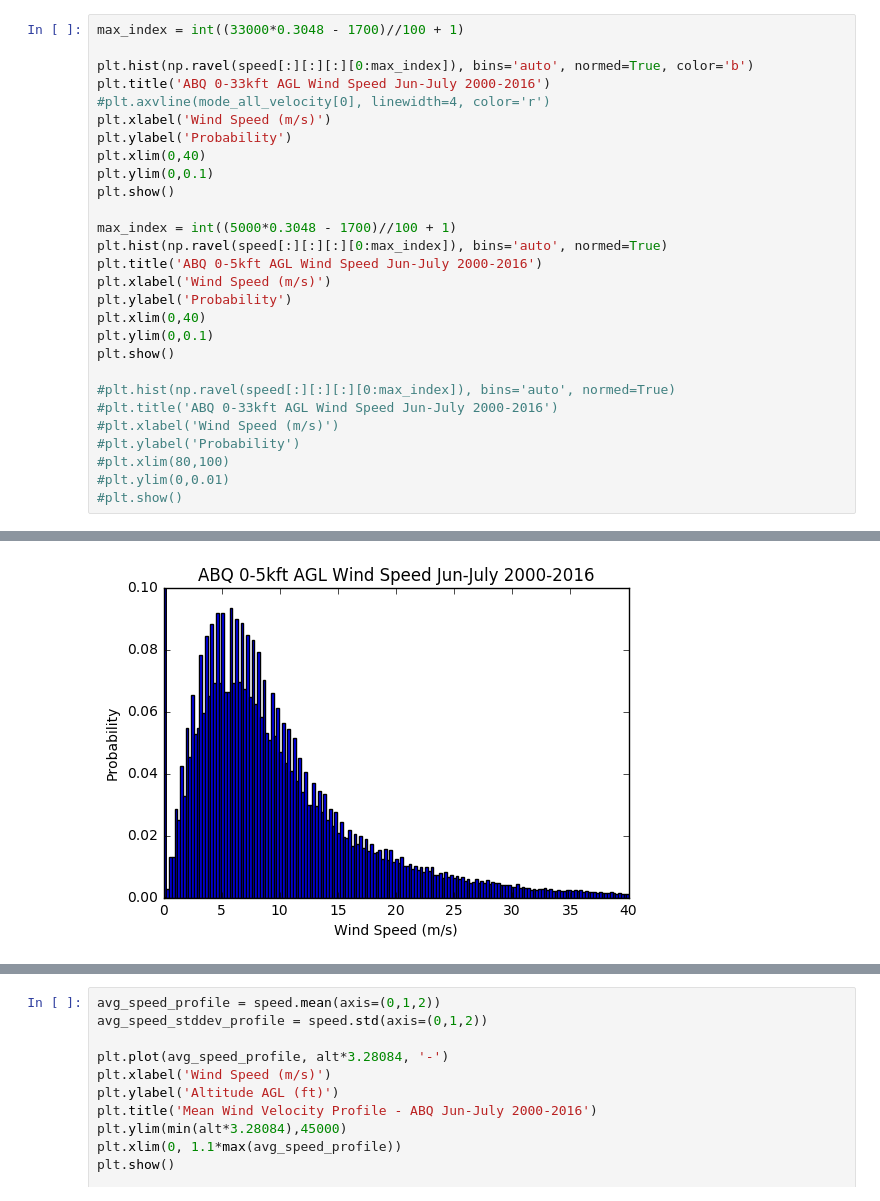
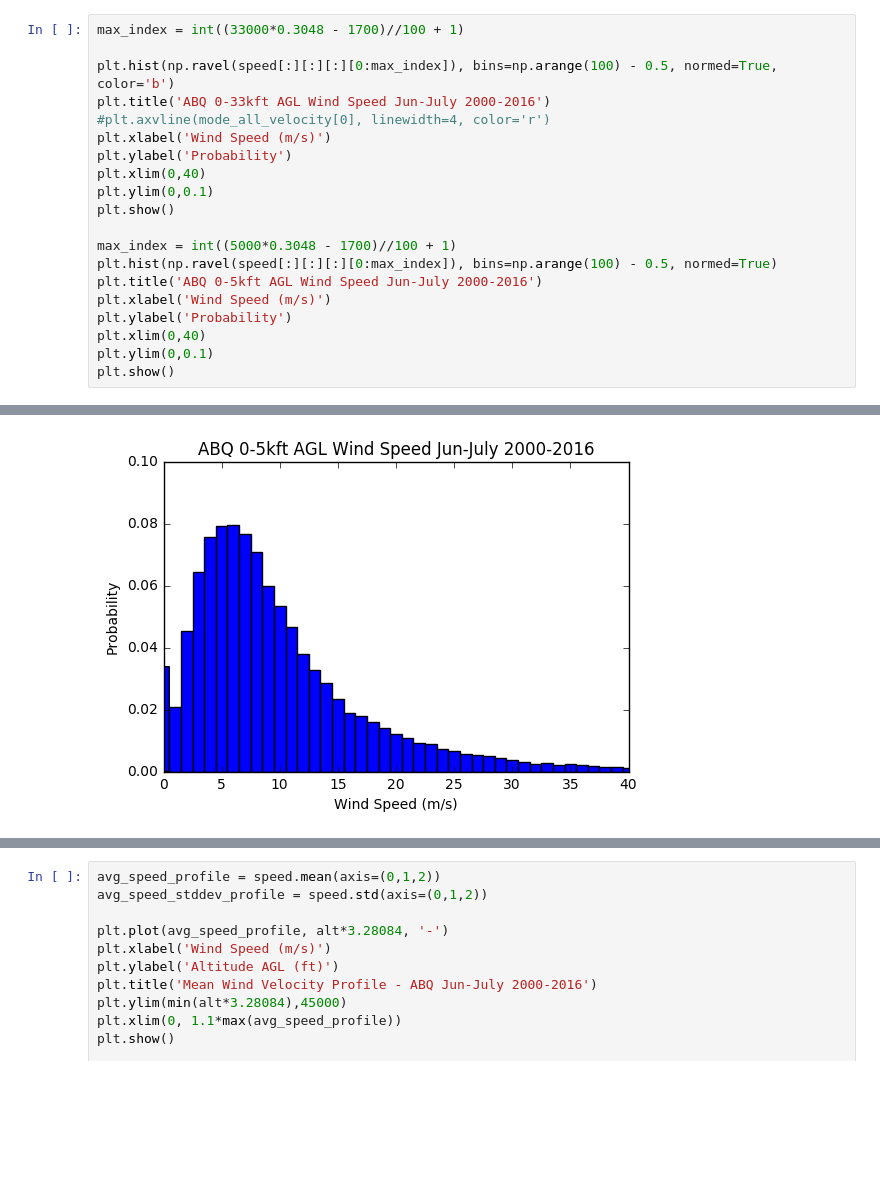
Before and after one commit to stanford-ssi/rockets-irec, a Jupyter notebook: Airframe_Design/windanalysis.ipynb, the cells around one changed output, grey strips where cells are left out. Cells and saved outputs as stored; diff of their text form; blank space fills up the shorter version.

```diff
--- a/Airframe_Design/windanalysis.ipynb
+++ b/Airframe_Design/windanalysis.ipynb
@@ -190,7 +161,7 @@ print(average_angle)
 # %%
 max_index = int((33000*0.3048 - 1700)//100 + 1)
 
-plt.hist(np.ravel(speed[:][:][:][0:max_index]), bins='auto', normed=True, color='b')
+plt.hist(np.ravel(speed[:][:][:][0:max_index]), bins=np.arange(100) - 0.5, normed=True, color='b')
 plt.title('ABQ 0-33kft AGL Wind Speed Jun-July 2000-2016')
 #plt.axvline(mode_all_velocity[0], linewidth=4, color='r')
 plt.xlabel('Wind Speed (m/s)')
@@ -200,19 +171,11 @@ plt.ylim(0,0.1)
 plt.show()
 
 max_index = int((5000*0.3048 - 1700)//100 + 1)
-plt.hist(np.ravel(speed[:][:][:][0:max_index]), bins='auto', normed=True)
+plt.hist(np.ravel(speed[:][:][:][0:max_index]), bins=np.arange(100) - 0.5, normed=True)
 plt.title('ABQ 0-5kft AGL Wind Speed Jun-July 2000-2016')
 plt.xlabel('Wind Speed (m/s)')
 plt.ylabel('Probability')
 plt.xlim(0,40)
 plt.ylim(0,0.1)
 plt.show()
-
-#plt.hist(np.ravel(speed[:][:][:][0:max_index]), bins='auto', normed=True)
-#plt.title('ABQ 0-33kft AGL Wind Speed Jun-July 2000-2016')
-#plt.xlabel('Wind Speed (m/s)')
-#plt.ylabel('Probability')
-#plt.xlim(80,100)
-#plt.ylim(0,0.01)
-#plt.show()
 # %% [output]
@@ -220,2 +183,2 @@ plt.show()
-[figure, old version]
+[figure, new version]
 # %%
```
Also changed, not shown: parts of 15 cells of this notebook.
